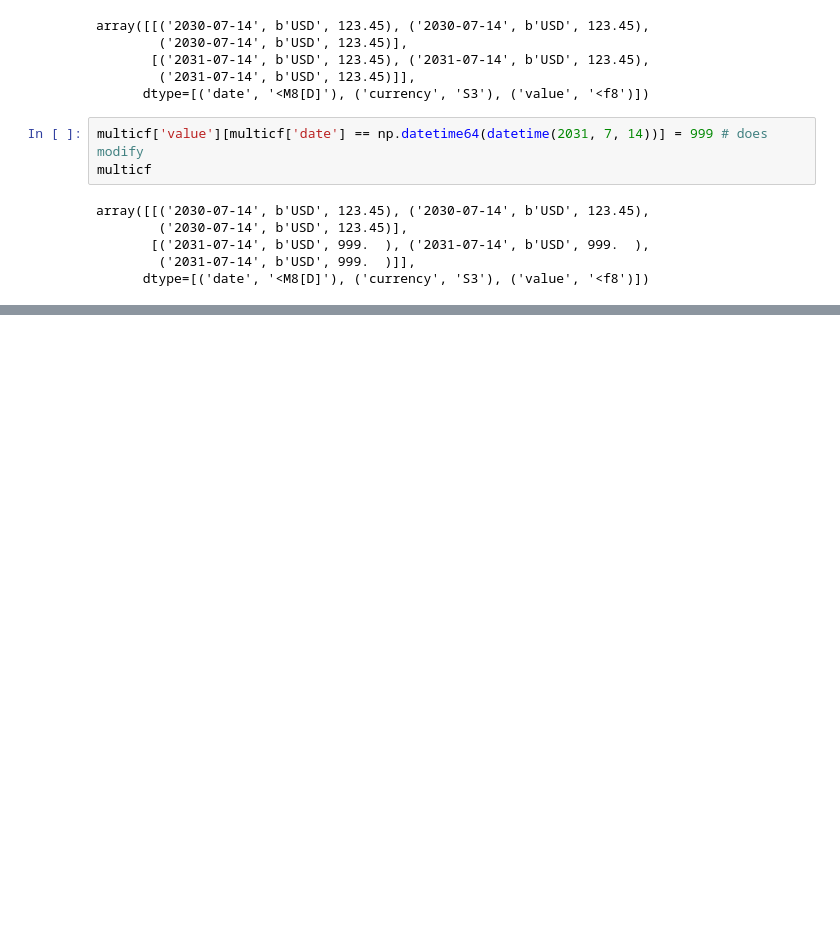
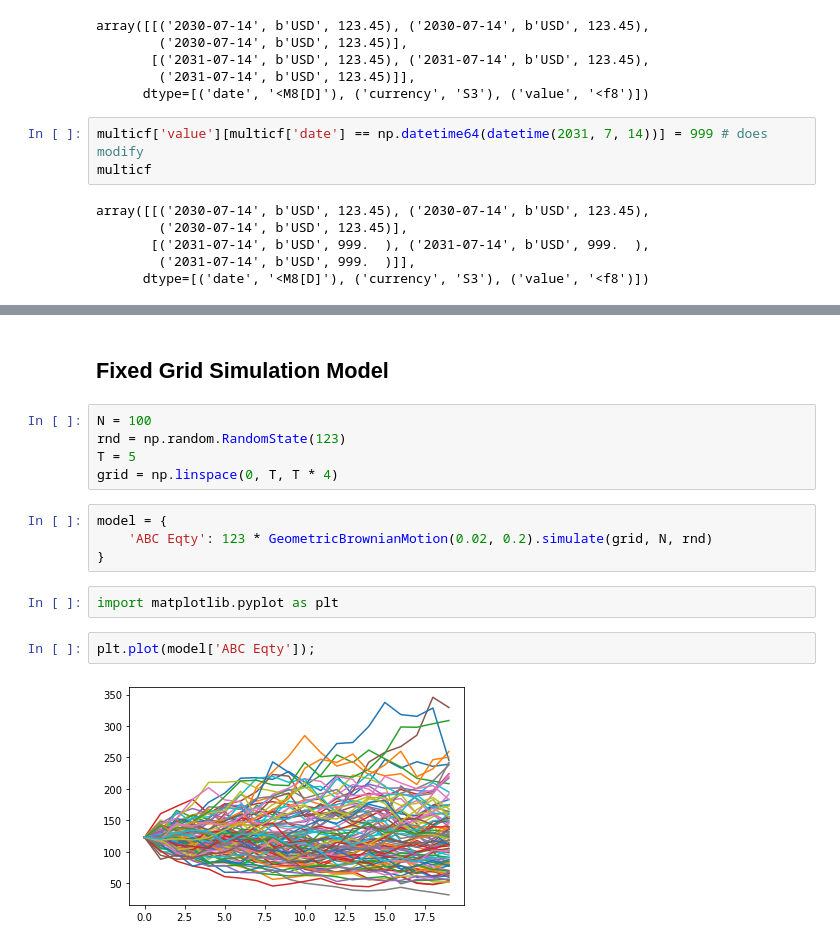
Before and after one commit to luphord/scratchpad, a Jupyter notebook: Composing Contracts II.ipynb, the cells around one changed output, grey strips where cells are left out. Drawn from its saved outputs; the diff is of its cells as text; blank space fills up the shorter version.

Commit message:
fixed grid simulation model

```diff
--- a/Composing Contracts II.ipynb
+++ b/Composing Contracts II.ipynb
@@ -303,0 +344,17 @@ array([[('2030-07-14', b'USD', 123.45), ('2030-07-14', b'USD', 123.45),
+# %% [markdown]
+## Fixed Grid Simulation Model
+# %%
+N = 100
+rnd = np.random.RandomState(123)
+T = 5
+grid = np.linspace(0, T, T * 4)
+# %%
+model = {
+    'ABC Eqty': 123 * GeometricBrownianMotion(0.02, 0.2).simulate(grid, N, rnd)
+}
+# %%
+import matplotlib.pyplot as plt
+# %%
+plt.plot(model['ABC Eqty']);
+# %% [output]
+[figure, added]
```
Also changed, not shown: parts of 2 cells of this notebook.
